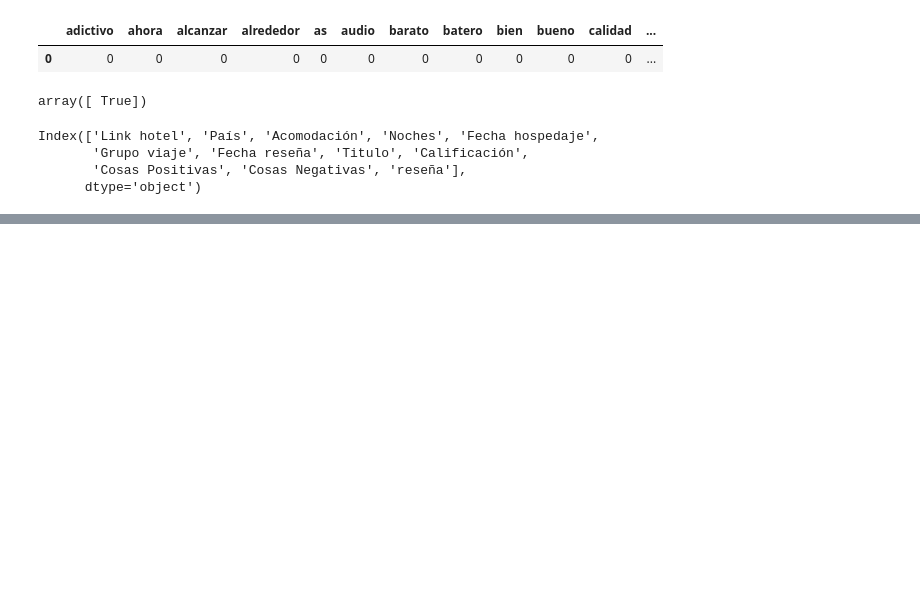
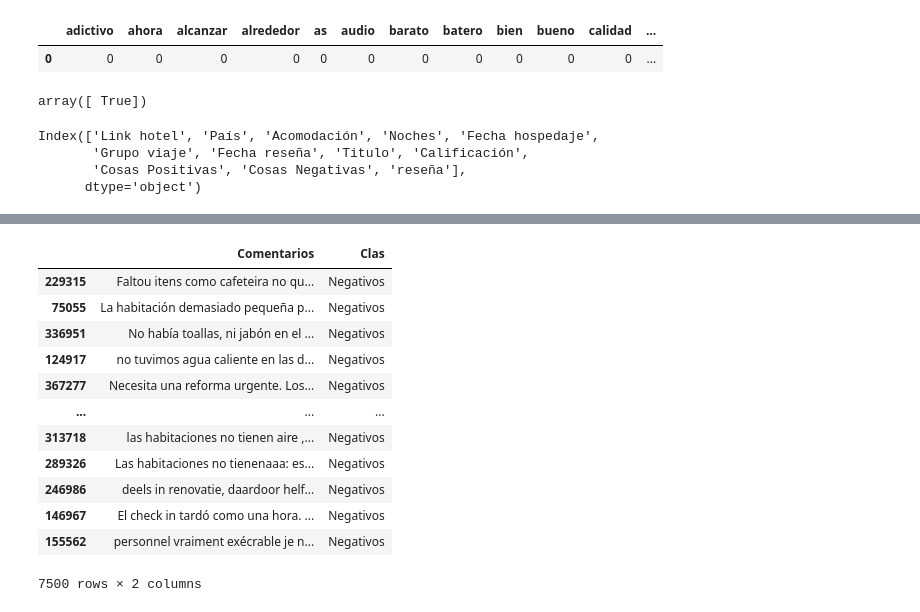
Before and after one commit to Izainea/nlp_ean, a Jupyter notebook: Cuadernos/Auxiliares/1.1 Preprocesamiento Texto MPP.ipynb, the cells around one changed output, grey strips where cells are left out. Drawn from its saved outputs; the diff is of its cells as text; code cells hidden in the pictures; blank space fills up the shorter version.

```diff
--- a/Cuadernos/Auxiliares/1.1 Preprocesamiento Texto MPP.ipynb
+++ b/Cuadernos/Auxiliares/1.1 Preprocesamiento Texto MPP.ipynb
@@ -1146,3 +1147,8 @@ Index(['Link hotel', 'País', 'Acomodación', 'Noches', 'Fecha hospedaje',
 DF[['País', 'Acomodación', 'Noches', 'Fecha hospedaje',
        'Grupo viaje', 'Fecha reseña', 'Titulo', 'Calificación',
        'Cosas Positivas', 'Cosas Negativas', 'reseña']].to_csv('reviews_booking.csv')
+# %%
+DF['Calificación']=DF['Calificación'].str.replace(',','.').astype(float)
+# %%
+DF_inicial=DF[DF['Calificación']<=7]['Cosas Negativas']
+DF_inicial=DF_inicial[DF_inicial.fillna('').apply(len)>60].sample(7500)
@@ -1148,0 +1170,21 @@ DF[['País', 'Acomodación', 'Noches', 'Fecha hospedaje',
+# %%
+DF_Final=pd.DataFrame()
+
+DF_Final['Comentarios']=DF_inicial
+DF_Final['Clas']='Negativos'
+# %%
+DF_Final
+# %% [output]
+|  | Comentarios | Clas |
+| 229315 | Faltou itens como cafeteira no qu... | Negativos |
+| 75055 | La habitación demasiado pequeña p... | Negativos |
+| 336951 | No había toallas, ni jabón en el ... | Negativos |
+| 124917 | no tuvimos agua caliente en las d... | Negativos |
+| 367277 | Necesita una reforma urgente. Los... | Negativos |
+| ... | ... | ... |
+| 313718 | las habitaciones no tienen aire ,... | Negativos |
+| 289326 | Las habitaciones no tienenaaa: es... | Negativos |
+| 246986 | deels in renovatie, daardoor helf... | Negativos |
+| 146967 | El check in tardó como una hora. ... | Negativos |
+| 155562 | personnel vraiment exécrable je n... | Negativos |
+7500 rows × 2 columns
```
Also changed, not shown: parts of 6 cells of this notebook, 1 other file.
